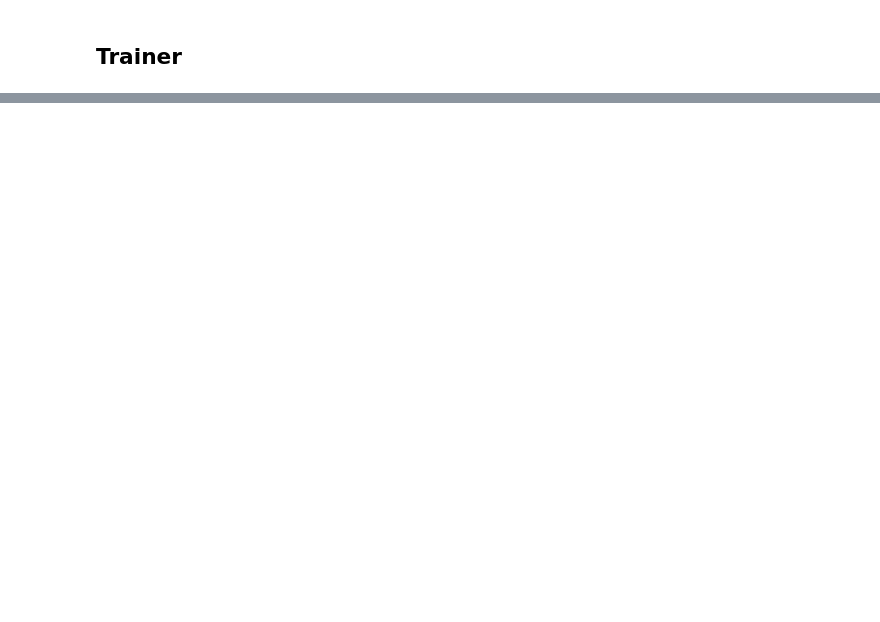
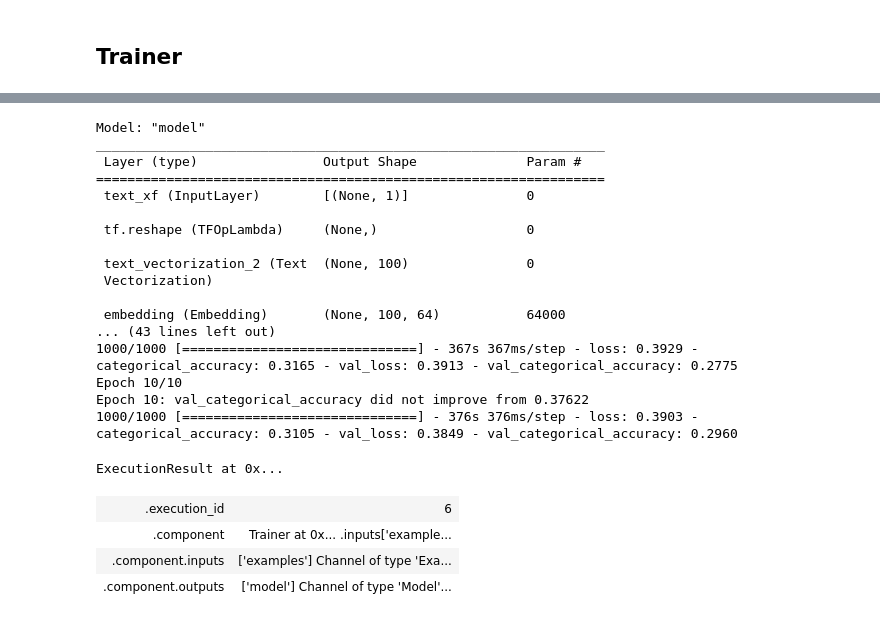
Before and after one commit to AcqmalFadhilla/emotion-classification-with-tfx, a Jupyter notebook: emotion_tfx.ipynb, the cells around one changed output, grey strips where cells are left out. Cells and saved outputs as stored; diff of their text form; code cells hidden in the pictures; blank space fills up the shorter version.

```diff
--- a/emotion_tfx.ipynb
+++ b/emotion_tfx.ipynb
@@ -461,7 +540,7 @@ features {
 ## Tuner
 # %%
 tuner = Tuner(
-    module_file = os.path.abspath(TUNER_MODEL_MODULE_FILE),
+    module_file = TUNER_MODEL_MODULE_FILE,
     examples = transform.outputs['transformed_examples'],
     transform_graph = transform.outputs['transform_graph'],
     schema=schema_gen.outputs["schema"],
@@ -531,4 +600,5 @@ trainer = Trainer(
     eval_args=trainer_pb2.EvalArgs(splits=["eval"])
 )
 
-interactive_content(trainer)
+interactive_content.run(trainer)
+# %% [output]
@@ -534,0 +611,22 @@ interactive_content(trainer)
+Model: "model"
+_________________________________________________________________
+ Layer (type)                Output Shape              Param #
+=================================================================
+ text_xf (InputLayer)        [(None, 1)]               0
+
+ tf.reshape (TFOpLambda)     (None,)                   0
+
+ text_vectorization_2 (Text  (None, 100)               0
+ Vectorization)
+
+ embedding (Embedding)       (None, 100, 64)           64000
+... (43 lines left out)
+1000/1000 [==============================] - 367s 367ms/step - loss: 0.3929 - categorical_accuracy: 0.3165 - val_loss: 0.3913 - val_categorical_accuracy: 0.2775
+Epoch 10/10
+Epoch 10: val_categorical_accuracy did not improve from 0.37622
+1000/1000 [==============================] - 376s 376ms/step - loss: 0.3903 - categorical_accuracy: 0.3105 - val_loss: 0.3849 - val_categorical_accuracy: 0.2960
+ExecutionResult at 0x...
+| .execution_id | 6 |
+| .component | Trainer at 0x... .inputs['example... |
+| .component.inputs | ['examples'] Channel of type 'Exa... |
+| .component.outputs | ['model'] Channel of type 'Model'... |
```
Also changed, not shown: parts of 25 cells of this notebook.
